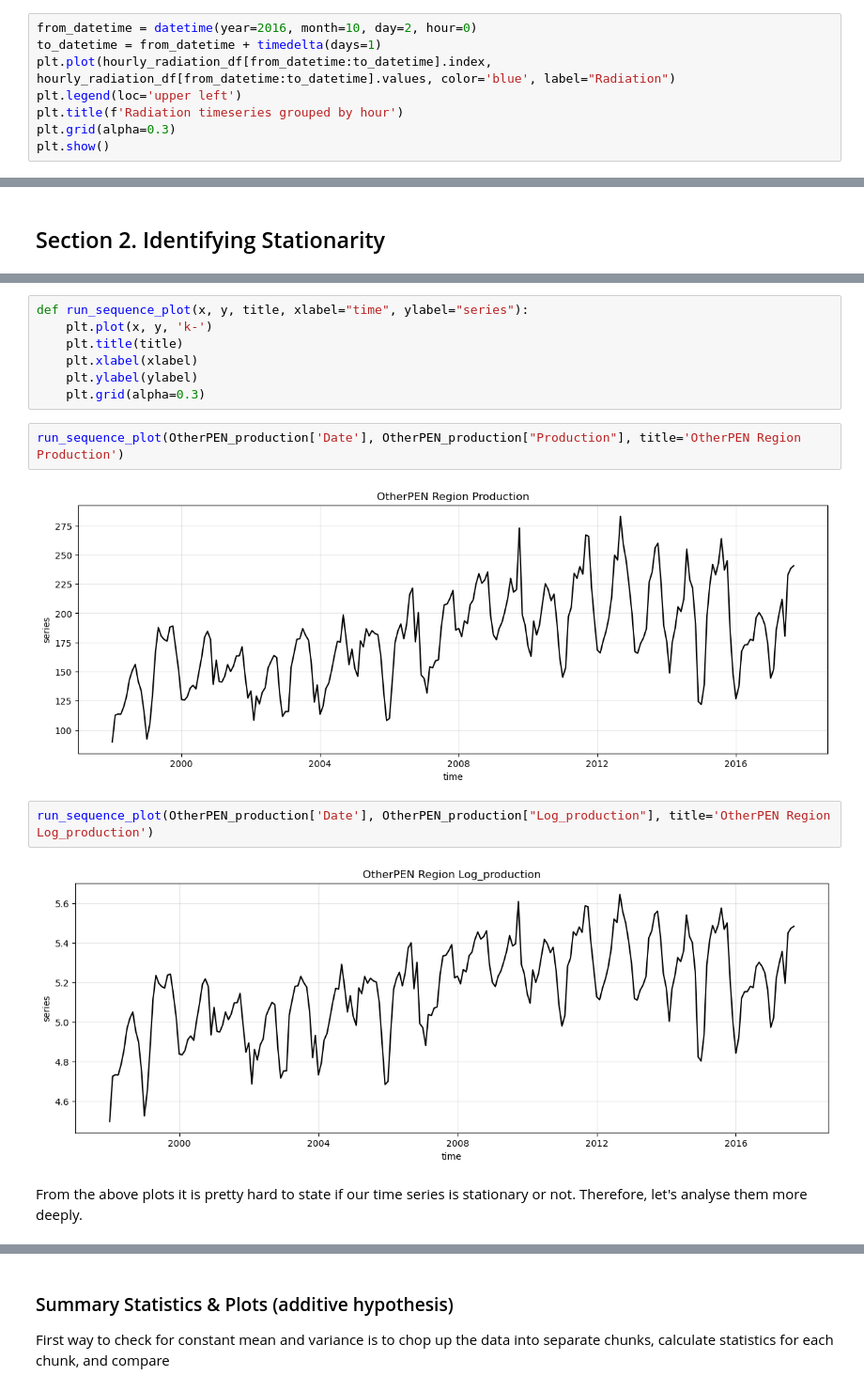
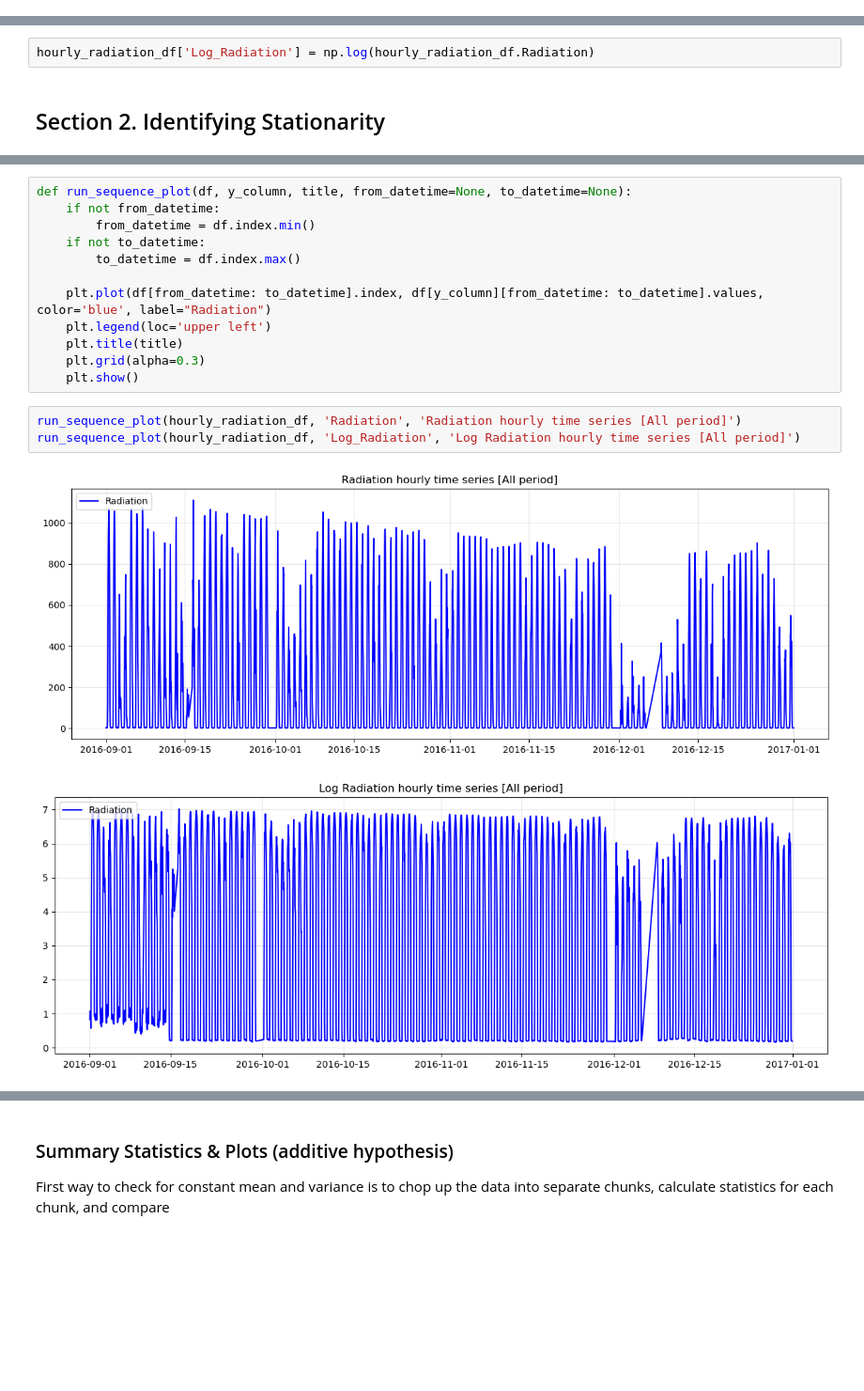
Before and after one commit to denysgerasymuk799/UCU_Machine_Learning_Course_Project, a Jupyter notebook: source/ML_DL_Forecasting.ipynb, the cells around one changed output, grey strips where cells are left out. Shown at 94% size. Saved outputs shown, nothing was run; the diff lists cells and outputs as text; blank space fills up the shorter version.

```diff
--- a/source/ML_DL_Forecasting.ipynb
+++ b/source/ML_DL_Forecasting.ipynb
@@ -275,8 +257,0 @@ plt.show()
-# %%
-from_datetime = datetime(year=2016, month=10, day=2, hour=0)
-to_datetime = from_datetime + timedelta(days=1)
-plt.plot(hourly_radiation_df[from_datetime:to_datetime].index, hourly_radiation_df[from_datetime:to_datetime].values, color='blue', label="Radiation")
-plt.legend(loc='upper left')
-plt.title(f'Radiation timeseries grouped by hour')
-plt.grid(alpha=0.3)
-plt.show()
@@ -296,3 +258,5 @@ dtype: float64
+# %%
+hourly_radiation_df['Log_Radiation'] = np.log(hourly_radiation_df.Radiation)
 # %% [markdown]
 <a id='section_2'></a>
 ## Section 2. Identifying Stationarity
@@ -301,17 +263,18 @@ dtype: float64
-# %%
-def run_sequence_plot(x, y, title, xlabel="time", ylabel="series"):
-    plt.plot(x, y, 'k-')
-    plt.title(title)
-    plt.xlabel(xlabel)
-    plt.ylabel(ylabel)
-    plt.grid(alpha=0.3)
-# %%
-run_sequence_plot(OtherPEN_production['Date'], OtherPEN_production["Production"], title='OtherPEN Region Production')
-# %% [output]
-[figure, removed]
-# %%
-run_sequence_plot(OtherPEN_production['Date'], OtherPEN_production["Log_production"], title='OtherPEN Region Log_production')
-# %% [output]
-[figure, removed]
-# %% [markdown]
-From the above plots it is pretty hard to state if our time series is stationary or not. Therefore, let's analyse them more deeply.
+# %%
+def run_sequence_plot(df, y_column, title, from_datetime=None, to_datetime=None):
+    if not from_datetime:
+        from_datetime = df.index.min()
+    if not to_datetime:
+        to_datetime = df.index.max()
+
+    plt.plot(df[from_datetime: to_datetime].index, df[y_column][from_datetime: to_datetime].values, color='blue', label="Radiation")
+    plt.legend(loc='upper left')
+    plt.title(title)
+    plt.grid(alpha=0.3)
+    plt.show()
+# %%
+run_sequence_plot(hourly_radiation_df, 'Radiation', 'Radiation hourly time series [All period]')
+run_sequence_plot(hourly_radiation_df, 'Log_Radiation', 'Log Radiation hourly time series [All period]')
+# %% [output]
+[figure, added]
+[figure, added]
```
Also changed, not shown: parts of 30 cells of this notebook.
